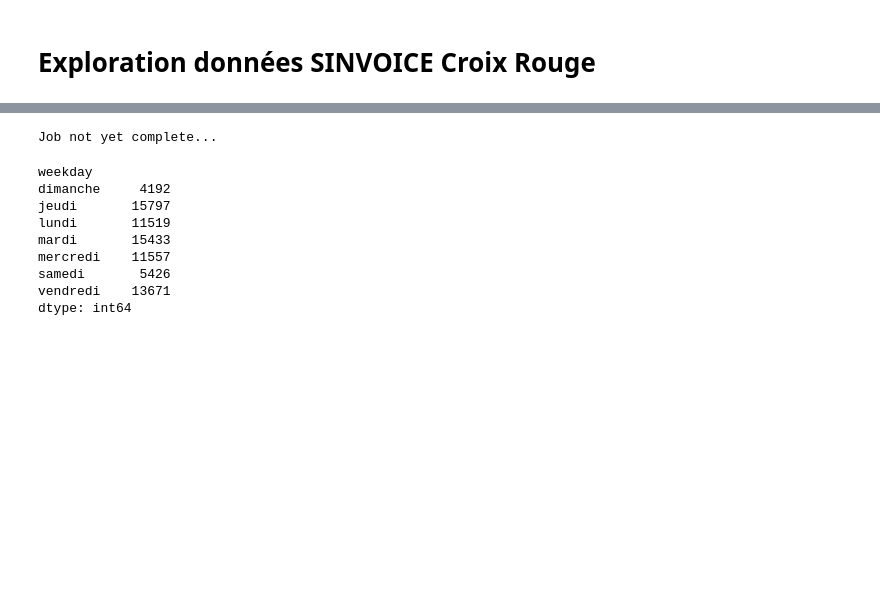
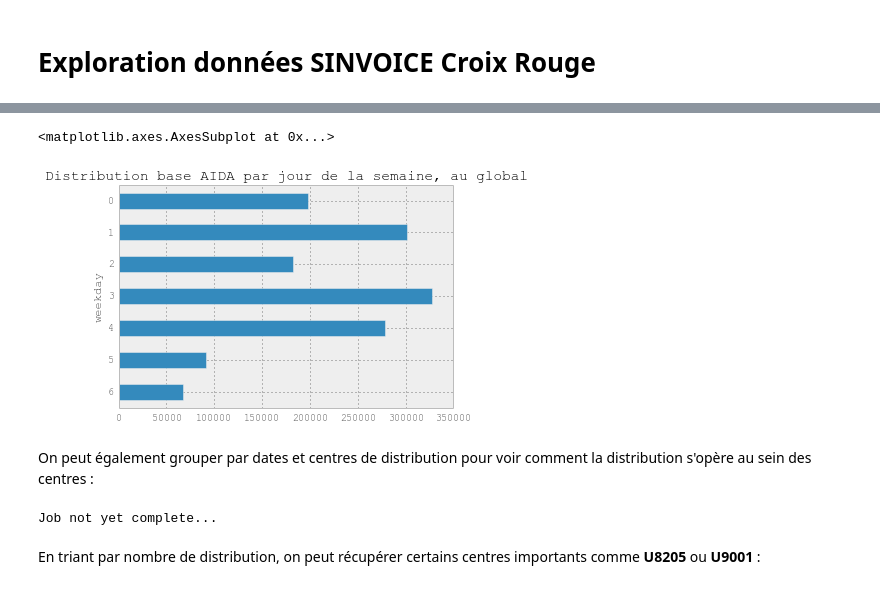
Before and after one commit to martindaniel4/croixrouge-martin, a Jupyter notebook: SINVOICE.ipynb, the cells around one changed output, grey strips where cells are left out. Saved outputs shown, nothing was run; the diff lists cells and outputs as text; code cells hidden in the pictures; blank space fills up the shorter version.

```diff
--- a/SINVOICE.ipynb
+++ b/SINVOICE.ipynb
@@ -21,0 +46,2 @@ dates['f0_']['2014'].resample('M',how='sum').plot(kind='area')
+# %%
+dates_overview['dates2'] = dates_overview.index
@@ -22,8 +50,19 @@ dates['f0_']['2014'].resample('M',how='sum').plot(kind='area')
+# %%
+dates_overview['weekday'] = dates_overview['dates2'].apply(lambda x: x.weekday())
+# %%
+dates_overview['count'].groupby(dates_overview['weekday']).sum().sort_index(ascending=False).plot(kind='barh',title='Distribution base AIDA par jour de la semaine, au global')
+# %% [output]
+<matplotlib.axes.AxesSubplot at 0x...>
+[figure, added]
+# %% [markdown]
+On peut également grouper par dates et centres de distribution pour voir comment la distribution s'opère au sein des centres :
 # %%
 query_centres = "SELECT ACCDAT_0 as date,FCY_0 as centre, COUNT(*) as count FROM [stojou.SINVOICE2] GROUP BY date,centre"
 
 dates_centres = pd.read_gbq(query_centres,project_id='croix-rouge-92715')
 # %% [output]
 Job not yet complete...
+# %% [markdown]
+En triant par nombre de distribution, on peut récupérer certains centres importants comme **U8205** ou **U9001** :
 # %%
 dates_centres.index = pd.to_datetime(dates_centres['date'])
@@ -36,12 +68,0 @@ dates_centres['weekday'] = dates_centres['dates2'].apply(lambda x: x.weekday()).
-# %%
-dates_centres.groupby('weekday').size()
-# %% [output]
-weekday
-dimanche     4192
-jeudi       15797
-lundi       11519
-mardi       15433
-mercredi    11557
-samedi       5426
-vendredi    13671
-dtype: int64
```
Also changed, not shown: parts of 20 cells of this notebook.
